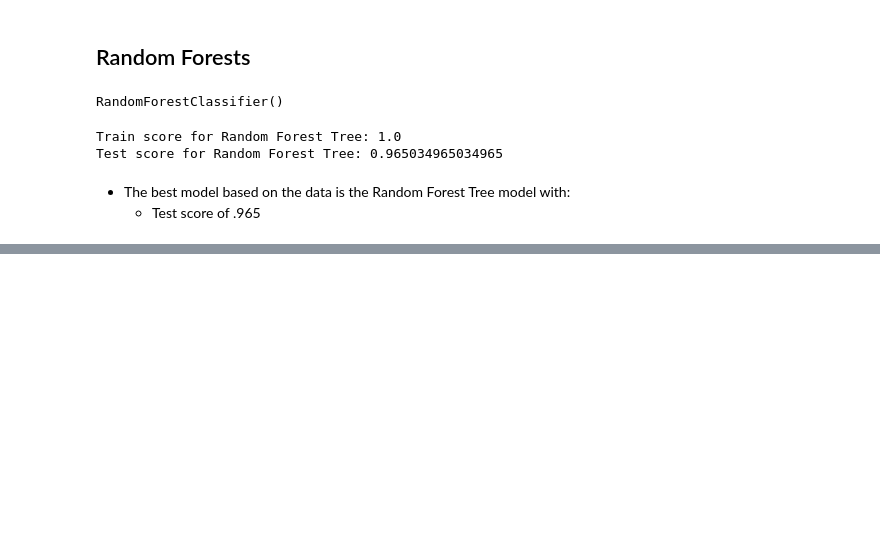
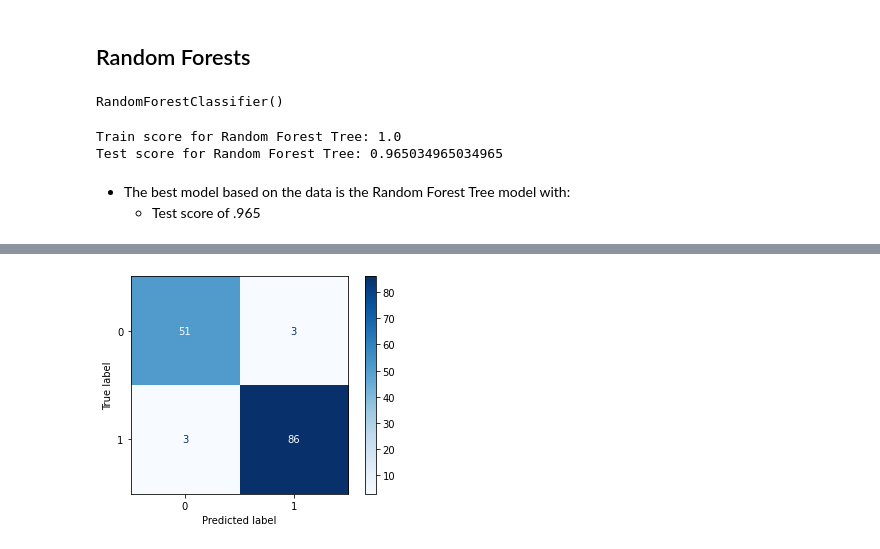
Before and after one commit to ryonce/Daily-Projects, a Jupyter notebook: Classification_Tree_Exercise.ipynb, the cells around one changed output, grey strips where cells are left out. Drawn from its saved outputs; the diff is of its cells as text; code cells hidden in the pictures; blank space fills up the shorter version.

```diff
--- a/Classification_Tree_Exercise.ipynb
+++ b/Classification_Tree_Exercise.ipynb
@@ -106,0 +125,4 @@ Test score for Random Forest Tree: 0.965034965034965
+# %%
+ConfusionMatrixDisplay.from_estimator(bag_tree, X_test, y_test, cmap = 'Blues');
+# %% [output]
+[figure, added]
```
Also changed, not shown: parts of 10 cells of this notebook.
